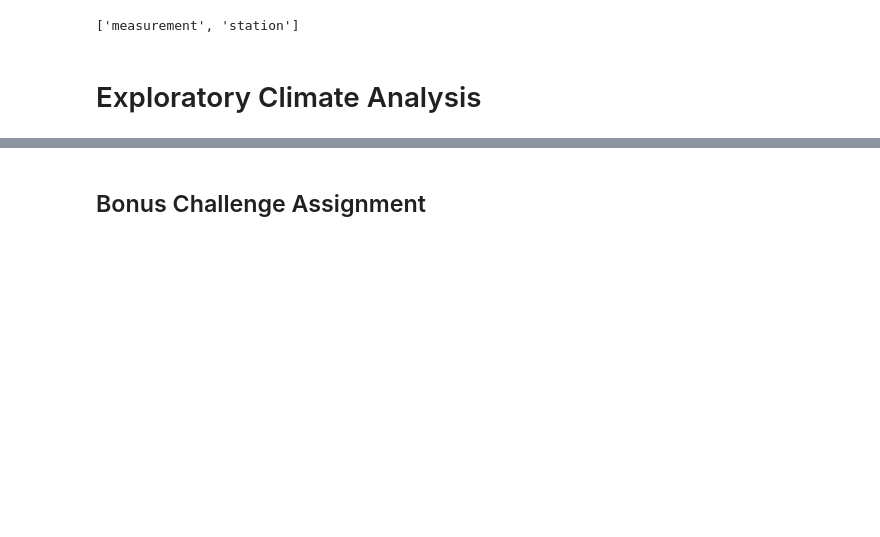
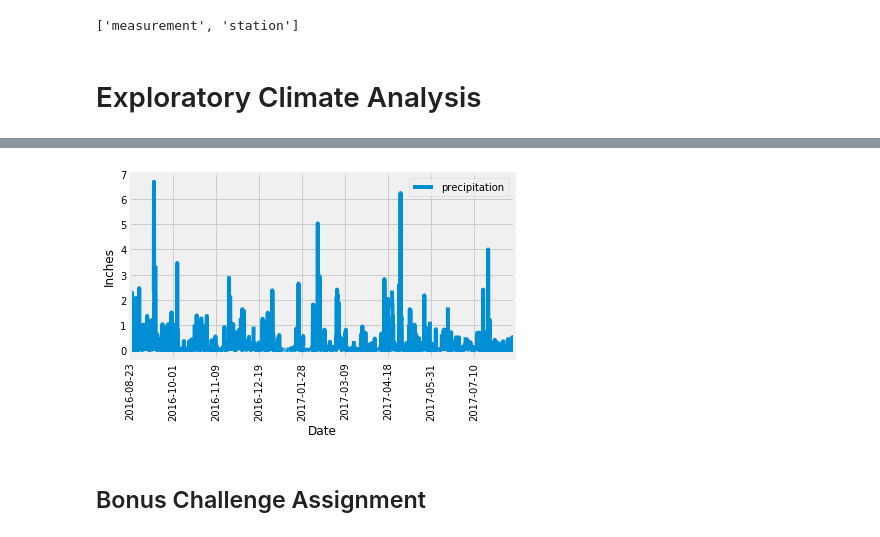
Before and after one commit to blt1339/sqlalchemy-challenge, a Jupyter notebook: climate.ipynb, the cells around one changed output, grey strips where cells are left out. Saved outputs shown, nothing was run; the diff lists cells and outputs as text; code cells hidden in the pictures; blank space fills up the shorter version.

Commit message:
Create the precipitation plot chart.

```diff
--- a/climate.ipynb
+++ b/climate.ipynb
@@ -40,0 +62,10 @@ session = Session(engine)
+# %%
+# Figure out the last date in the measurement table
+last_measurement_record = session.query(Measurement.date).order_by(Measurement.date.desc()).first()
+
+last_measurement_year = int(last_measurement_record[0][:4])
+last_measurement_month = int(last_measurement_record[0][5:7])
+last_measurement_day = int(last_measurement_record[0][8:10])
+print(last_measurement_year)
+print(last_measurement_month)
+print(last_measurement_day)
@@ -40,0 +76,4 @@ session = Session(engine)
+# %%
+# Calculate the date 1 year ago from the last data point in the database
+date_year_ago = dt.date(last_measurement_year,last_measurement_month,last_measurement_day) - dt.timedelta(days=365)
+print(date_year_ago)
@@ -40,0 +82,13 @@ session = Session(engine)
+# %%
+# Perform a query to retrieve the data and precipitation scores
+precipitation_12_months_query = session.query(Measurement.date,Measurement.prcp).\
+                                       filter(Measurement.date >= date_year_ago).\
+                                     order_by(Measurement.date)
+# %%
+# Save the query results as a Pandas DataFrame and set the index to the date column
+precipitation_12_months_df = pd.read_sql_query(precipitation_12_months_query.statement,session.bind)
+precipitation_12_months_df.set_index('date', inplace=True)
+
+# Sort the dataframe by date
+precipitation_12_months_df = precipitation_12_months_df.sort_values(by='date',ascending=True)
+precipitation_12_months_df.head(30)
@@ -41 +114,13 @@ session = Session(engine)
+# %%
+# Use Pandas Plotting with Matplotlib to plot the data
+precipitation_12_months_df.plot(kind="line")
+plt.ylabel('Inches')
+plt.xlabel('Date')
+plt.xticks(rotation=90)
+plt.legend(['precipitation'])
+plt.tight_layout()
+plt.savefig('Images/precipitation.png')
+plt.show()
+# %% [output]
+[figure, added]
 # %%
```
Also changed, not shown: parts of 12 cells of this notebook, 2 other files.
